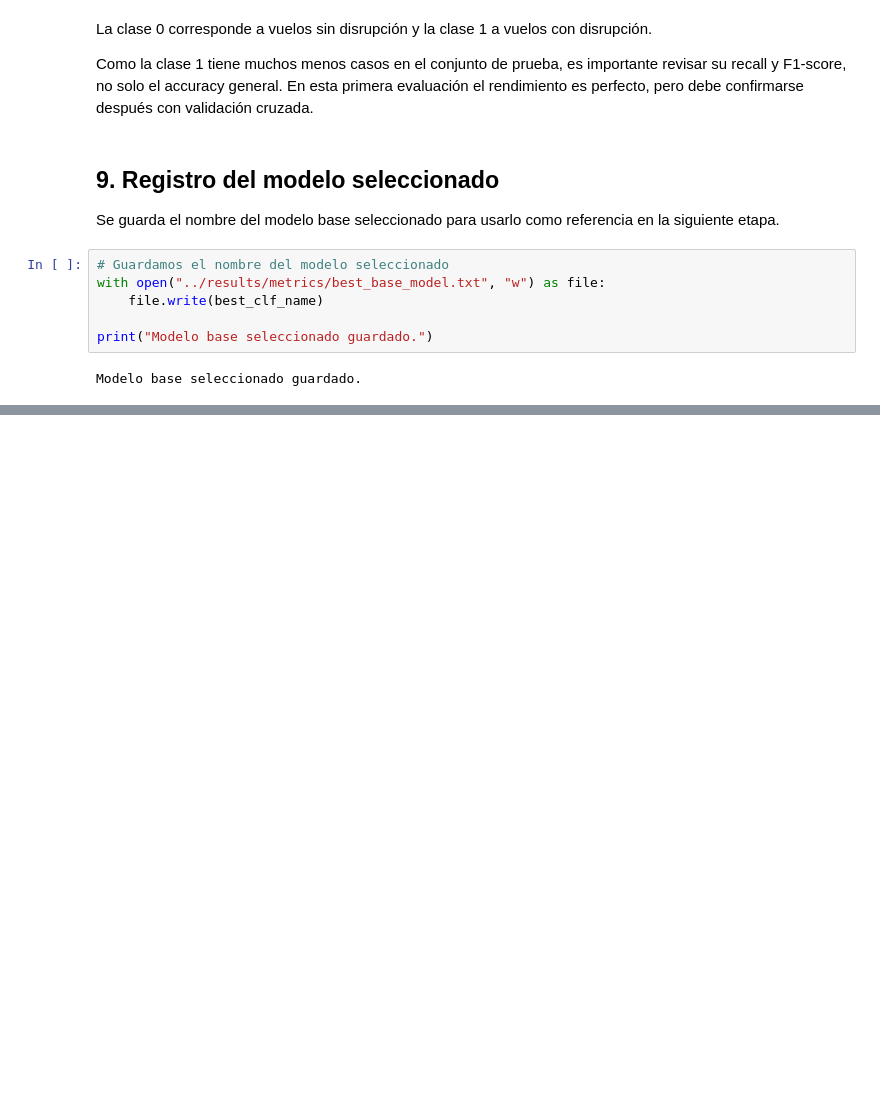
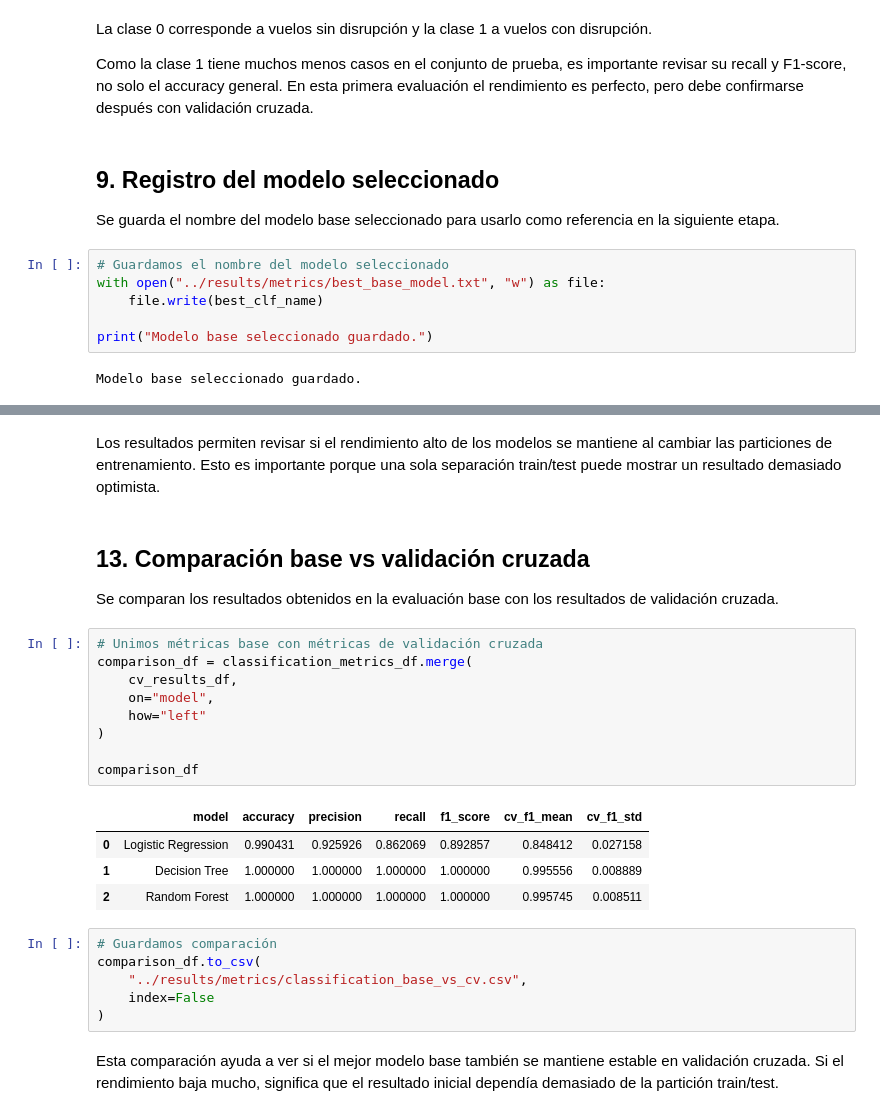
Before and after one commit to CristobalSilvam/EVA2PCD, a Jupyter notebook: notebooks/03_model_evaluation.ipynb, the cells around one changed output, grey strips where cells are left out. Drawn from its saved outputs; the diff is of its cells as text; blank space fills up the shorter version.

```diff
--- a/notebooks/03_model_evaluation.ipynb
+++ b/notebooks/03_model_evaluation.ipynb
@@ -201,0 +264,28 @@ Random Forest queda como modelo base principal para continuar con validación cr
+# %% [markdown]
+Los resultados permiten revisar si el rendimiento alto de los modelos se mantiene al cambiar las particiones de entrenamiento. Esto es importante porque una sola separación train/test puede mostrar un resultado demasiado optimista.
+# %% [markdown]
+## 13. Comparación base vs validación cruzada
+
+Se comparan los resultados obtenidos en la evaluación base con los resultados de validación cruzada.
+# %%
+# Unimos métricas base con métricas de validación cruzada
+comparison_df = classification_metrics_df.merge(
+    cv_results_df,
+    on="model",
+    how="left"
+)
+
+comparison_df
+# %% [output]
+|  | model | accuracy | precision | recall | f1_score | cv_f1_mean | cv_f1_std |
+| 0 | Logistic Regression | 0.990431 | 0.925926 | 0.862069 | 0.892857 | 0.848412 | 0.027158 |
+| 1 | Decision Tree | 1.000000 | 1.000000 | 1.000000 | 1.000000 | 0.995556 | 0.008889 |
+| 2 | Random Forest | 1.000000 | 1.000000 | 1.000000 | 1.000000 | 0.995745 | 0.008511 |
+# %%
+# Guardamos comparación
+comparison_df.to_csv(
+    "../results/metrics/classification_base_vs_cv.csv",
+    index=False
+)
+# %% [markdown]
+Esta comparación ayuda a ver si el mejor modelo base también se mantiene estable en validación cruzada. Si el rendimiento baja mucho, significa que el resultado inicial dependía demasiado de la partición train/test.
```
Also changed, not shown: parts of 7 cells of this notebook, 3 other files.
